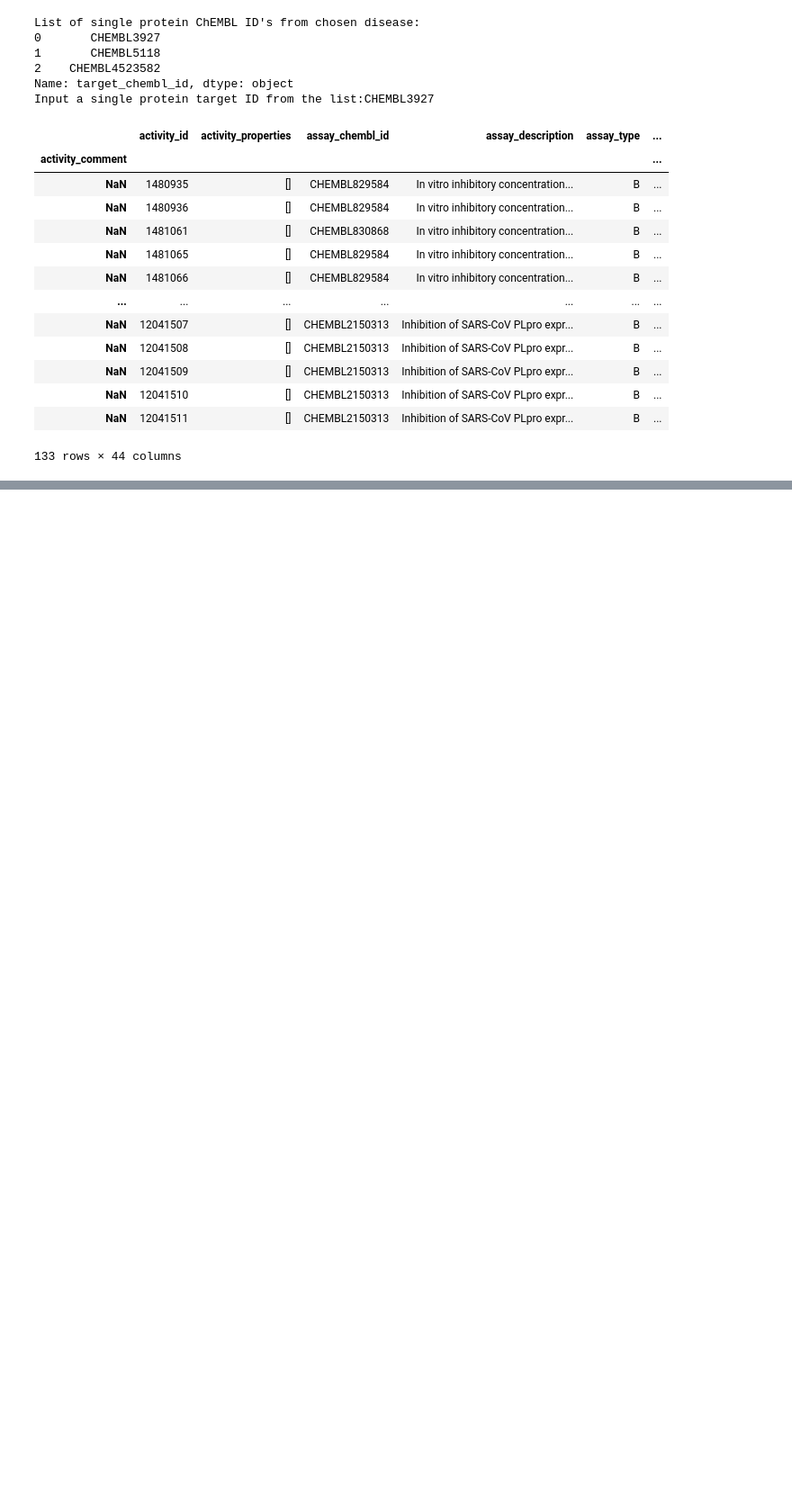
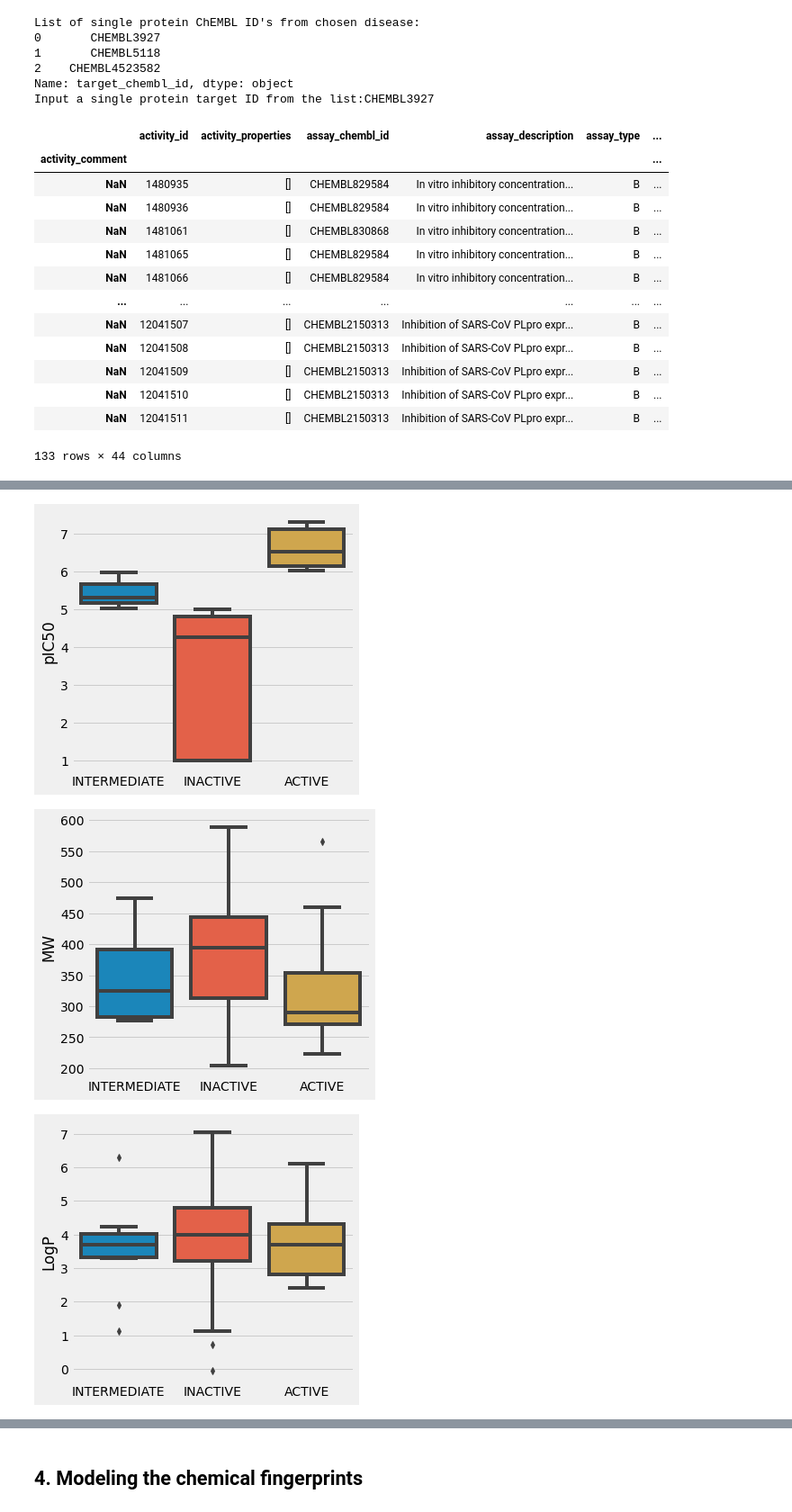
Before and after one commit to Germain-Drug-Discovery-Project/drug-discovery-project, a Jupyter notebook: Final Notebook.ipynb, the cells around one changed output, grey strips where cells are left out. Shown at 90% size. Saved outputs shown, nothing was run; the diff lists cells and outputs as text; code cells hidden in the pictures; blank space fills up the shorter version.

```diff
--- a/Final Notebook.ipynb
+++ b/Final Notebook.ipynb
@@ -75,0 +185,9 @@ TypeError: '<' not supported between instances of 'float' and 'str'
+# %%
+for column in ['pIC50', 'MW', 'LogP', 'NumHDonors', 'NumHAcceptors']:
+    sns.boxplot(x='bioactivity_class', y=column, data=bioactivity_df)
+    plt.xlabel('')
+    plt.show()
+# %% [output]
+[figure, added]
+[figure, added]
+[figure, added]
@@ -75,0 +196,3 @@ TypeError: '<' not supported between instances of 'float' and 'str'
+# %% [markdown]
+<a id='Model'></a>
+## 4. Modeling the chemical fingerprints
```
Also changed, not shown: parts of 23 cells of this notebook.
